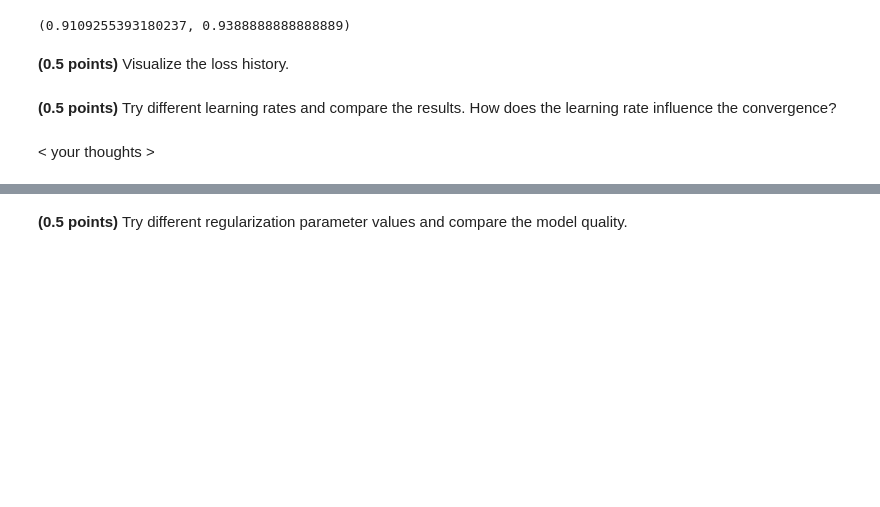
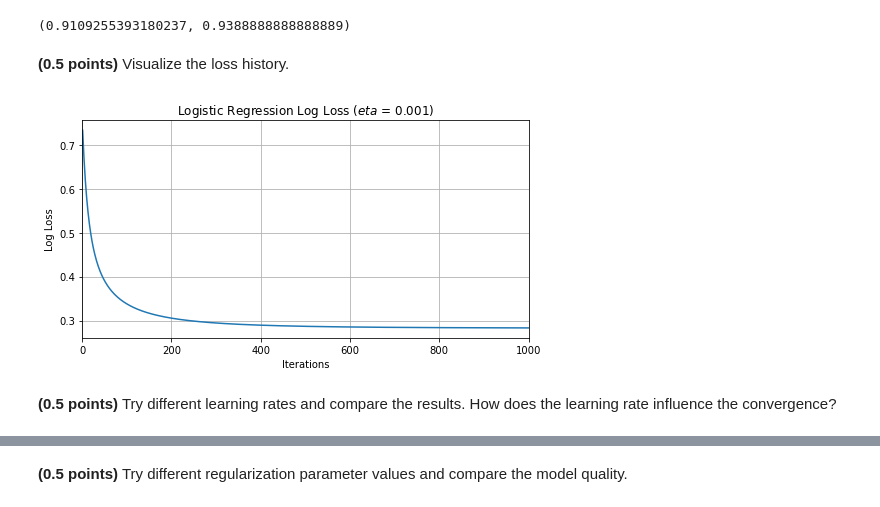
Before and after one commit to aslmyura/ml-python, a Jupyter notebook: 5_classification_linear_knn/hw_classification.ipynb, the cells around one changed output, grey strips where cells are left out. Saved outputs shown, nothing was run; the diff lists cells and outputs as text; code cells hidden in the pictures; blank space fills up the shorter version.

```diff
--- a/5_classification_linear_knn/hw_classification.ipynb
+++ b/5_classification_linear_knn/hw_classification.ipynb
@@ -59,6 +59,7 @@ class CustomLogisticRegression:
         self.tol = tol
         self.random_state = np.random.RandomState(seed=random_state)
         self.zero_init = zero_init
+        self.loss_array = []
 
     def get_sigmoid(self, X, weights):
         """Compute the sigmoid value."""
@@ -71,10 +72,20 @@ class CustomLogisticRegression:
 
 
 
-    def get_loss(self, x, weights, y):
+#     def get_loss(self, x, weights, y):
+    def get_loss(self, X, weights, y):
         """Calculate the loss."""
-#         # <your code>
-#         pass
+
+        N = X.shape[0]
+        w = np.zeros(shape=(N,1))
+        for i in range(N):
+            val = 1 + math.exp(-np.multiply(np.dot(weights, X[i,:]),y[i]))
+            w[i] = math.log(val)
+
+        loss = w.sum() / N + np.linalg.norm(weights)**2/(2*self.C);
+#         print(f'loss: {loss}')
+        return loss
+
 
     def get_delta(self, X, weights, y):
         N = X.shape[0]
@@ -98,6 +109,7 @@ class CustomLogisticRegression:
                 Target vector.
         """
         X_ext = np.hstack([np.ones((X.shape[0], 1)), X]) # a constant feature is included to handle intercept
+        self.loss_array = []
 
         num_features = X_ext.shape[1]
         if self.zero_init:
@@ -112,11 +124,15 @@ class CustomLogisticRegression:
 
             delta = self.get_delta(X_ext, self.weights_, y)
             self.weights_ += delta
+
+            loss = self.get_loss(X_ext, self.weights_, y)
+            loss_array = self.loss_array.append(loss)
+
             if np.linalg.norm(delta) < self.tol:
                 break
 
-        print(f'result weights: {self.weights_}')
-        print(f'max iterations!')
+#         print(f'result weights: {self.weights_}')
+#         print(f'loss array: {self.loss_array}')
 
 
     def predict_proba(self, X):
@@ -272,2 +252,15 @@ assert min(train_acc, test_acc) > 0.9
+# %%
+iterations = np.arange(1, len(model.loss_array)+1)
+
+plt.figure(figsize=(8,4))
+plt.plot(iterations, model.loss_array)
+plt.title('Logistic Regression Log Loss ($eta$ = 0.001)')
+plt.xlabel('Iterations')
+plt.ylabel('Log Loss')
+plt.xlim(0,1000)
+plt.grid()
+plt.show()
+# %% [output]
+[figure, added]
 # %% [markdown]
 **(0.5 points)** Try different learning rates and compare the results. How does the learning rate influence the convergence?
@@ -276,2 +266,0 @@ assert min(train_acc, test_acc) > 0.9
-# %% [markdown]
-< your thoughts >
```
Also changed, not shown: parts of 30 cells of this notebook.
